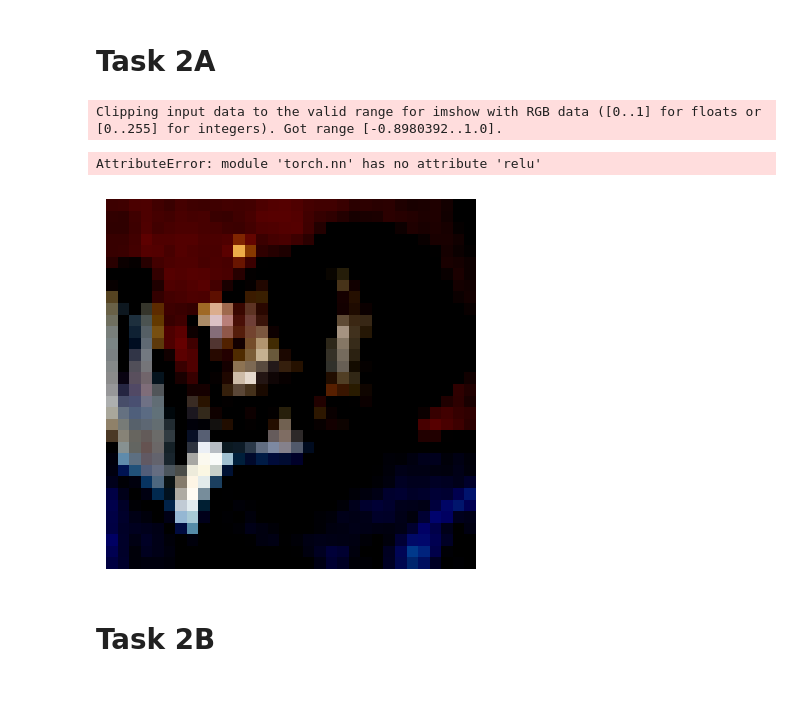
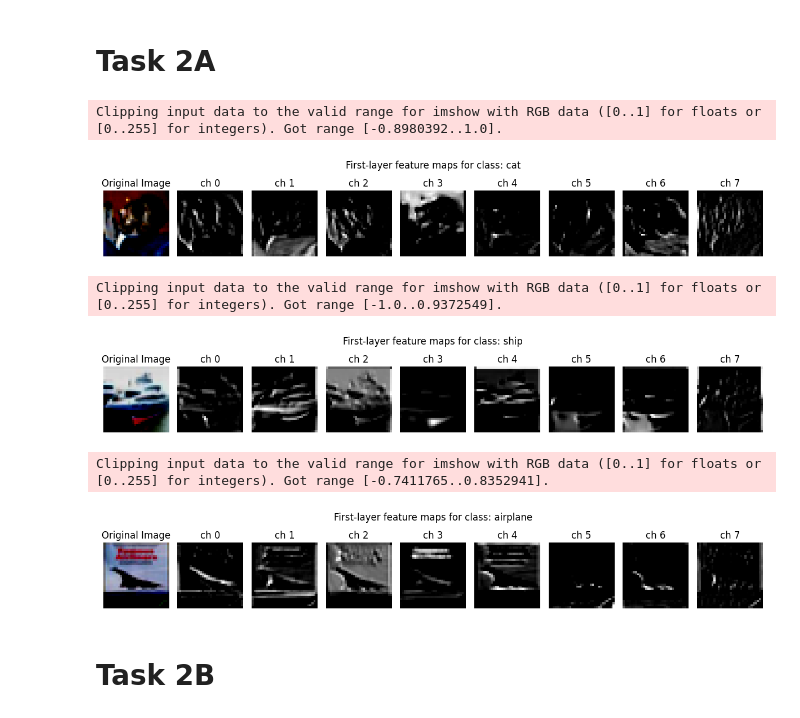
Before and after one commit to FlansaasSoft/CSCI611_Logan_Flansaas, a Jupyter notebook: Assignment_2/build_cnn.ipynb, the cells around one changed output. Cells and saved outputs as stored; diff of their text form; code cells hidden in the pictures.

```diff
--- a/Assignment_2/build_cnn.ipynb
+++ b/Assignment_2/build_cnn.ipynb
@@ -442,49 +442,54 @@ def getFirstLayerFeatureMaps(model, test_loader, classes):
     model.eval()
     numFeatureMaps = 8
 
-    # Select an image from 3 different classes
+    # Select an image from 3 different classes (one per class)
     testImages = {}
     for images, labels in test_loader:
         for image, label in zip(images, labels):
             lbl = label.item()
             if lbl not in testImages:
                 testImages[lbl] = image
             if len(testImages) == 3:
                 break
         if len(testImages) == 3:
             break
 
     # Get the first convolutional layer
     model.conv1.register_forward_hook(layerHook('conv1'))
 
     # Visualize feature maps
     for lbl, img in testImages.items():
-        plt.imshow(img.permute(1, 2, 0))
-        plt.axis('off')
+        originalImg = img.permute(1, 2, 0)
         with torch.no_grad():
-            fmap = model.conv1(img)
-            fmap = nn.ReLu(fmap)
+            _ = model(img)
+            fmap = torch.relu(features['conv1'])
 
-        cols = numFeatureMaps
+        cols = numFeatureMaps + 1
         rows = 1
-        fig, axes = plt.subplots(rows, cols, figsize=(12, 1.5))
+        fig, axes = plt.subplots(rows, cols, figsize=(12, 2))
+        axes[0].imshow(originalImg)
+        axes[0].set_title('Original Image')
+        axes[0].axis('off')
 
-        for i in range(numFeatureMaps):
+        for i in range(1, cols):
             ax = axes[i]
-            im = fmap[i].numpy()
+            im = fmap[i-1].numpy()
             im = (im - im.min()) / (im.max() - im.min() + 1e-9)
             ax.imshow(im, cmap="gray")
-            ax.set_title(f'{classes[lbl]} ch {i}')
+            ax.set_title(f'ch {i-1}')
             ax.axis('off')
 
         plt.suptitle(f'First-layer feature maps for class: {classes[lbl]}')
         plt.tight_layout()
         plt.show()
 
 getFirstLayerFeatureMaps(model, test_loader, classes)
 # %% [output]
 Clipping input data to the valid range for imshow with RGB data ([0..1] for floats or [0..255] for integers). Got range [-0.8980392..1.0].
+[figure, new version]
-AttributeError: module 'torch.nn' has no attribute 'relu'
+Clipping input data to the valid range for imshow with RGB data ([0..1] for floats or [0..255] for integers). Got range [-1.0..0.9372549].
-[figure, old version]
+[figure, added]
+Clipping input data to the valid range for imshow with RGB data ([0..1] for floats or [0..255] for integers). Got range [-0.7411765..0.8352941].
+[figure, added]
 # %% [markdown]
 # Task 2B
```
Also changed, not shown: parts of 2 cells of this notebook.
